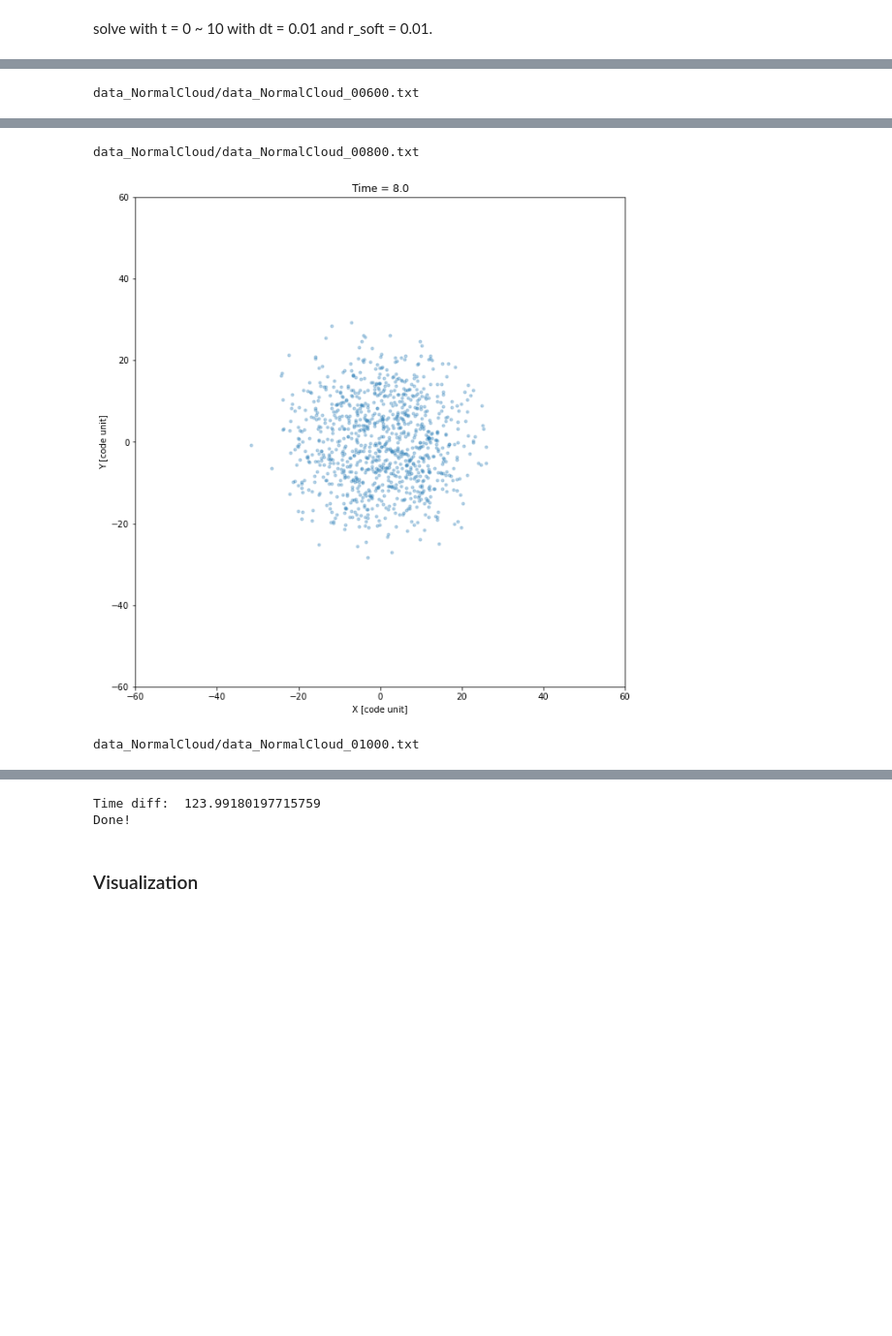
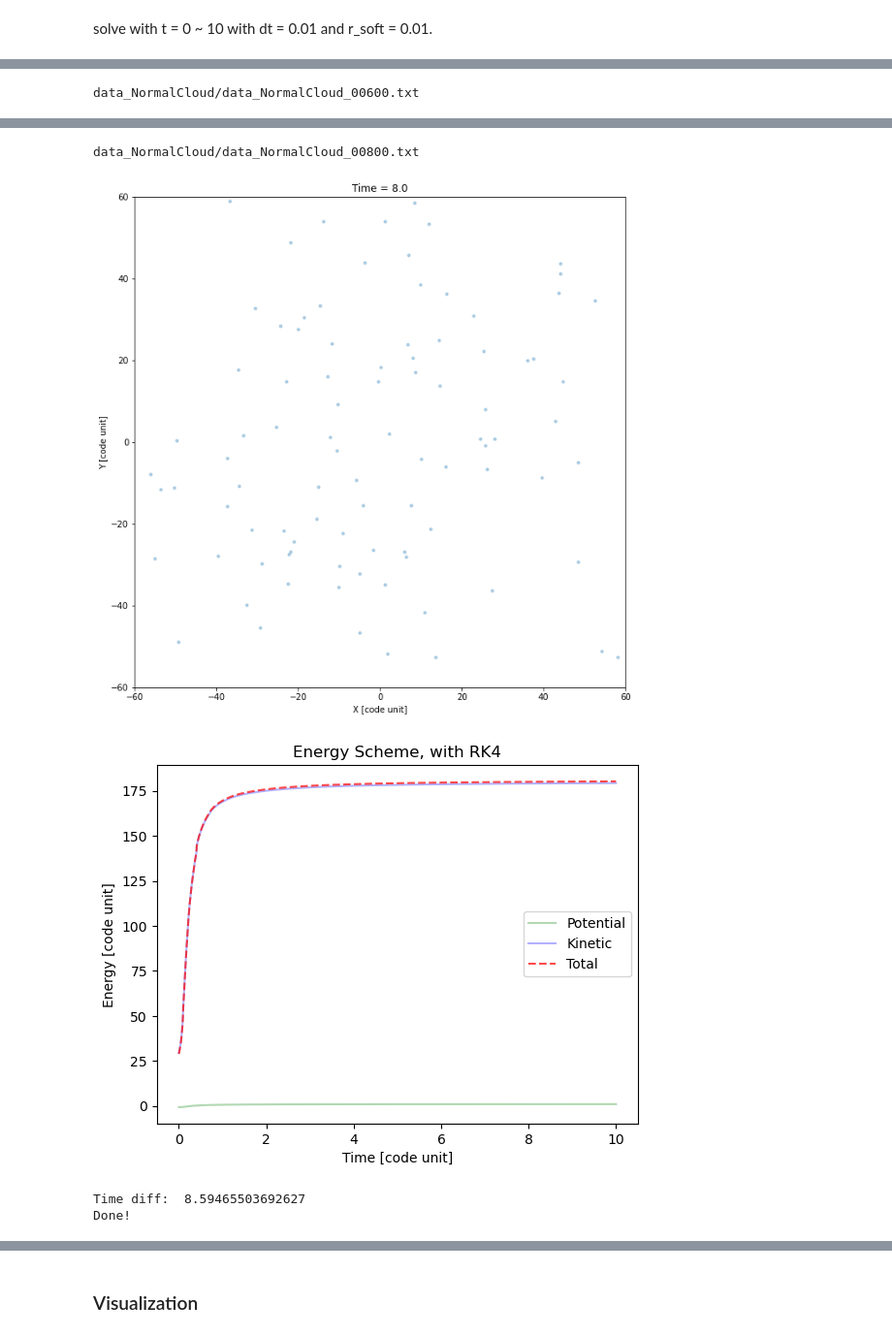
Before and after one commit to yygarypeng/n-bodies-comphyslab-HW3, a Jupyter notebook: 2_nbody.ipynb, the cells around one changed output, grey strips where cells are left out. Shown at 97% size. Saved outputs shown, nothing was run; the diff lists cells and outputs as text; code cells hidden in the pictures; blank space fills up the shorter version.

```diff
--- a/2_nbody.ipynb
+++ b/2_nbody.ipynb
@@ -17,7 +17,8 @@ from nbody.particles import Particles
 from nbody.simulation import NbodySimulation
 # %%
 problem_name = "NormalCloud"
-Num = int(1e3)
+method = "RK4" # Euler, RK2, RK4, Leapfrog
+Num = int(1e2)
 tmax = 10
 dt = 0.01
 r_soft = 0.01
@@ -60,7 +61,7 @@ solve with t = 0 ~ 10 with dt = 0.01 and r_soft = 0.01.
 particles = initialRandomParticles(N = Num)
 # Run the n-body simulations
 sim = NbodySimulation(particles)
-sim.setup(G=1,method="RK2",io_freq=200,io_title=problem_name,io_screen=True,visualized=False)
+sim.setup(G=1,method=method,io_freq=200,io_title=problem_name,io_screen=True,visualized=False)
 sim.evolve(dt=dt,tmax=tmax)
 # %% [output]
 data_NormalCloud/data_NormalCloud_00000.txt
@@ -74,3 +75,5 @@ data_NormalCloud/data_NormalCloud_00600.txt
 data_NormalCloud/data_NormalCloud_00800.txt
-[figure, old version]
+[figure, new version]
+[figure, new version]
-data_NormalCloud/data_NormalCloud_01000.txt
+Time diff:  8.59465503692627
+Done!
@@ -78,5 +80,3 @@ data_NormalCloud/data_NormalCloud_01000.txt
-Time diff:  123.99180197715759
-Done!
 # %% [markdown]
 ### Visualization
 # %% [markdown]
```
Also changed, not shown: parts of 4 cells of this notebook, 21 other files.
